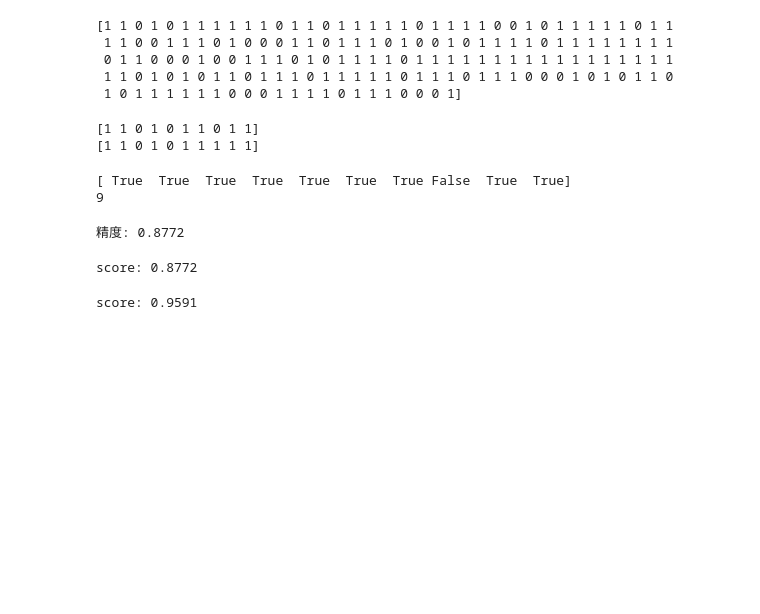
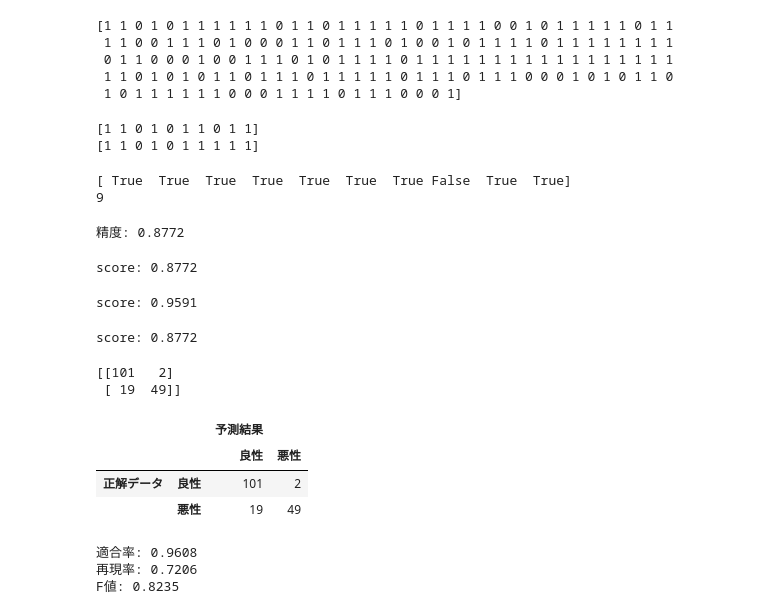
Before and after one commit to Syozaburo/Machine_learning_practice, a Jupyter notebook: Breast Cancer Wisconsin Data Set.ipynb, the cells around one changed output. Drawn from its saved outputs; the diff is of its cells as text; code cells hidden in the pictures; blank space fills up the shorter version.

```diff
--- a/Breast Cancer Wisconsin Data Set.ipynb
+++ b/Breast Cancer Wisconsin Data Set.ipynb
@@ -318,0 +328,78 @@ score: 0.9591
+# %%
+#アルゴリズム選択から評価まで
+
+#アルゴリズム選択(ロジスティック回帰)
+from sklearn.linear_model import LogisticRegression
+algorithm = LogisticRegression(random_state=random_seed)
+
+#学習
+algorithm.fit(x_train, y_train)
+
+#予測
+y_pred = algorithm.predict(x_test)
+
+#評価
+score = algorithm.score(x_test, y_test)
+
+#結果確認
+print(f'score: {score:.4f}')
+# %% [output]
+score: 0.8772
+# %%
+#混同行列の計算
+
+#必要ライブラリの取り込み
+from sklearn.metrics import confusion_matrix
+
+#混同行列の生成
+# y_test: 検証データの正解データ
+# y_pred: 検証データの予測結果
+matrix = confusion_matrix(y_test, y_pred)
+
+#結果確認
+print(matrix)
+# %% [output]
+[[101   2]
+ [ 19  49]]
+# %%
+#混同行列表示用関数
+
+def make_cm(matrix, columns):
+    #columns 項目名リスト
+    n = len(columns)
+
+    #'正解データ'をn回繰り返すリスト作成
+    act = ['正解データ'] * n
+    pred = ['予測結果'] * n
+
+    #データフレーム生成
+    cm = pd.DataFrame(matrix, columns=[pred, columns],
+                      index =[act, columns])
+    return cm
+# %%
+#make_cmを使った混同行列の表示
+cm = make_cm(matrix, ['良性', '悪性'])
+display(cm)
+# %% [output]
+|  |  | 予測結果 |  |
+|  |  | 良性 | 悪性 |
+| 正解データ | 良性 | 101 | 2 |
+|  | 悪性 | 19 | 49 |
+# %%
+#適合率・再現率・F値の計算
+
+#ライブラリの取り込み
+from sklearn.metrics import precision_recall_fscore_support
+
+#適合率・再現率・F値の計算
+#average ='binary
+precision, recall, fscore, _ = precision_recall_fscore_support(y_test, y_pred, average='binary')
+
+#予測結果の確認
+print(f'適合率: {precision:.4f}')
+print(f'再現率: {recall:.4f}')
+print(f'F値: {fscore:.4f}')
+# %% [output]
+適合率: 0.9608
+再現率: 0.7206
+F値: 0.8235
```
Also changed, not shown: parts of 2 cells of this notebook, 2 other files.
